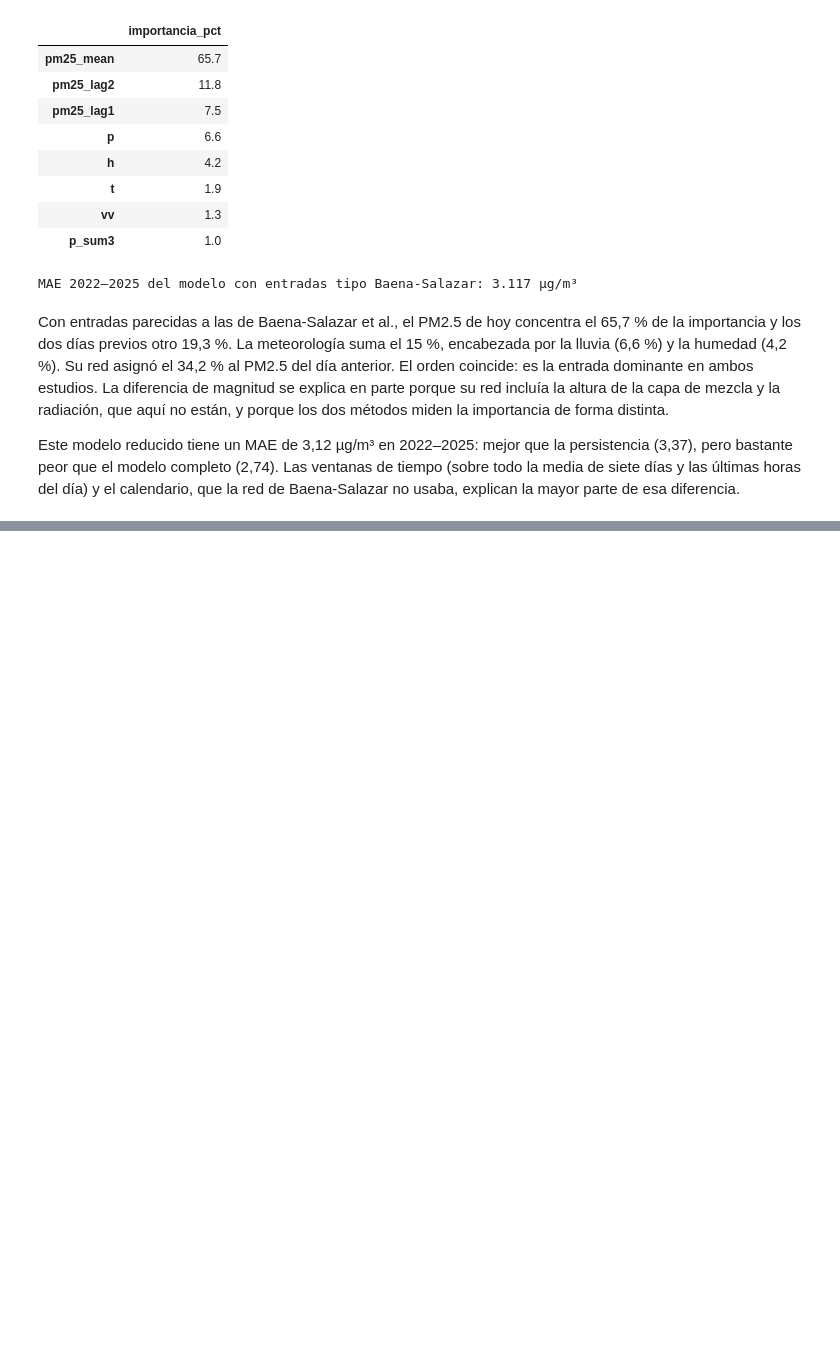
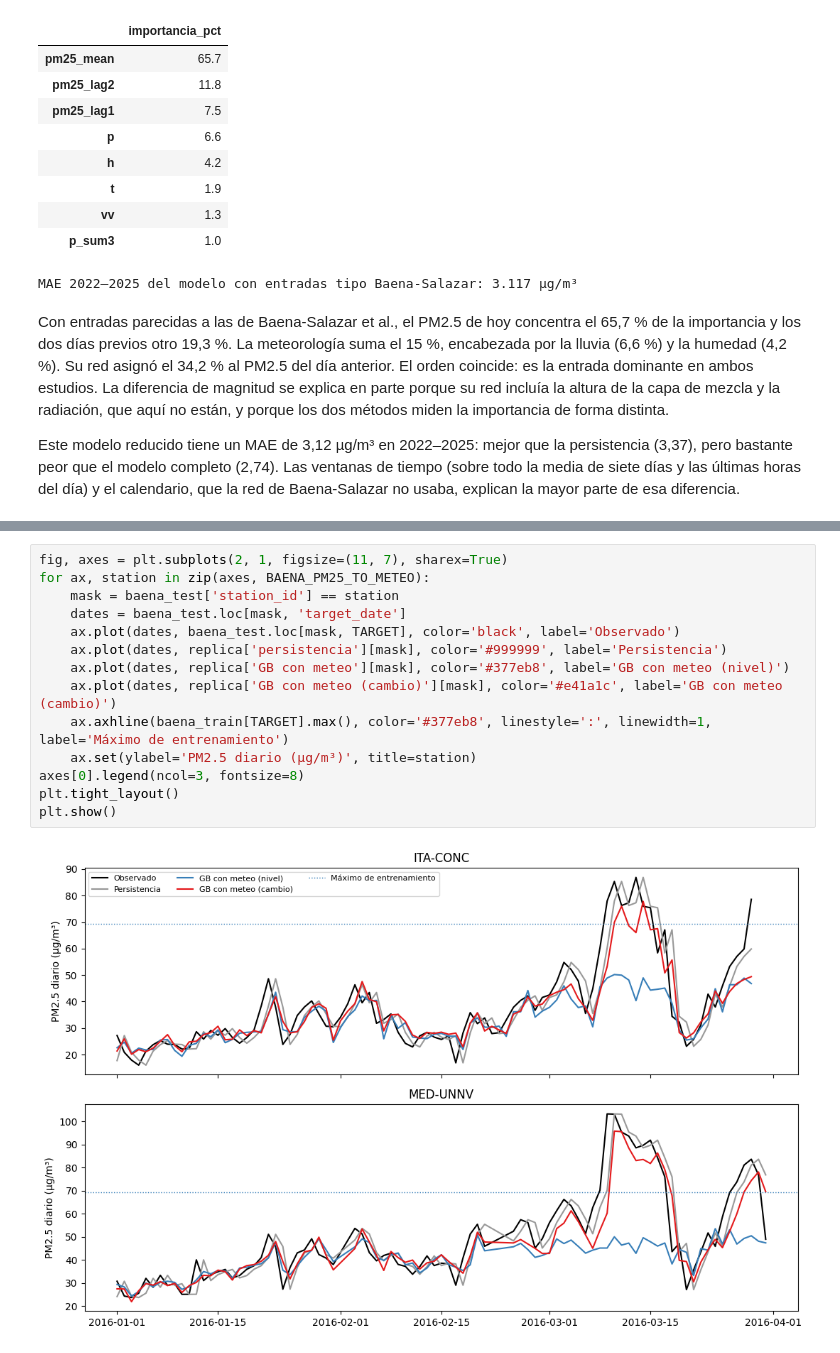
Before and after one commit to linaballesteros/air-quality-applied-ml, a Jupyter notebook: notebooks/02_modelado.ipynb, the cells around one changed output, grey strips where cells are left out. Saved outputs shown, nothing was run; the diff lists cells and outputs as text; blank space fills up the shorter version.

Commit message:
replicate Baena-Salazar et al. validation period with persistence and gradient boosting

```diff
--- a/notebooks/02_modelado.ipynb
+++ b/notebooks/02_modelado.ipynb
@@ -491,0 +615,16 @@ Este modelo reducido tiene un MAE de 3,12 µg/m³ en 2022–2025: mejor que la p
+# %%
+fig, axes = plt.subplots(2, 1, figsize=(11, 7), sharex=True)
+for ax, station in zip(axes, BAENA_PM25_TO_METEO):
+    mask = baena_test['station_id'] == station
+    dates = baena_test.loc[mask, 'target_date']
+    ax.plot(dates, baena_test.loc[mask, TARGET], color='black', label='Observado')
+    ax.plot(dates, replica['persistencia'][mask], color='#999999', label='Persistencia')
+    ax.plot(dates, replica['GB con meteo'][mask], color='#377eb8', label='GB con meteo (nivel)')
+    ax.plot(dates, replica['GB con meteo (cambio)'][mask], color='#e41a1c', label='GB con meteo (cambio)')
+    ax.axhline(baena_train[TARGET].max(), color='#377eb8', linestyle=':', linewidth=1, label='Máximo de entrenamiento')
+    ax.set(ylabel='PM2.5 diario (µg/m³)', title=station)
+axes[0].legend(ncol=3, fontsize=8)
+plt.tight_layout()
+plt.show()
+# %% [output]
+[figure, added]
```
Also changed, not shown: parts of 8 cells of this notebook, 6 other files.
